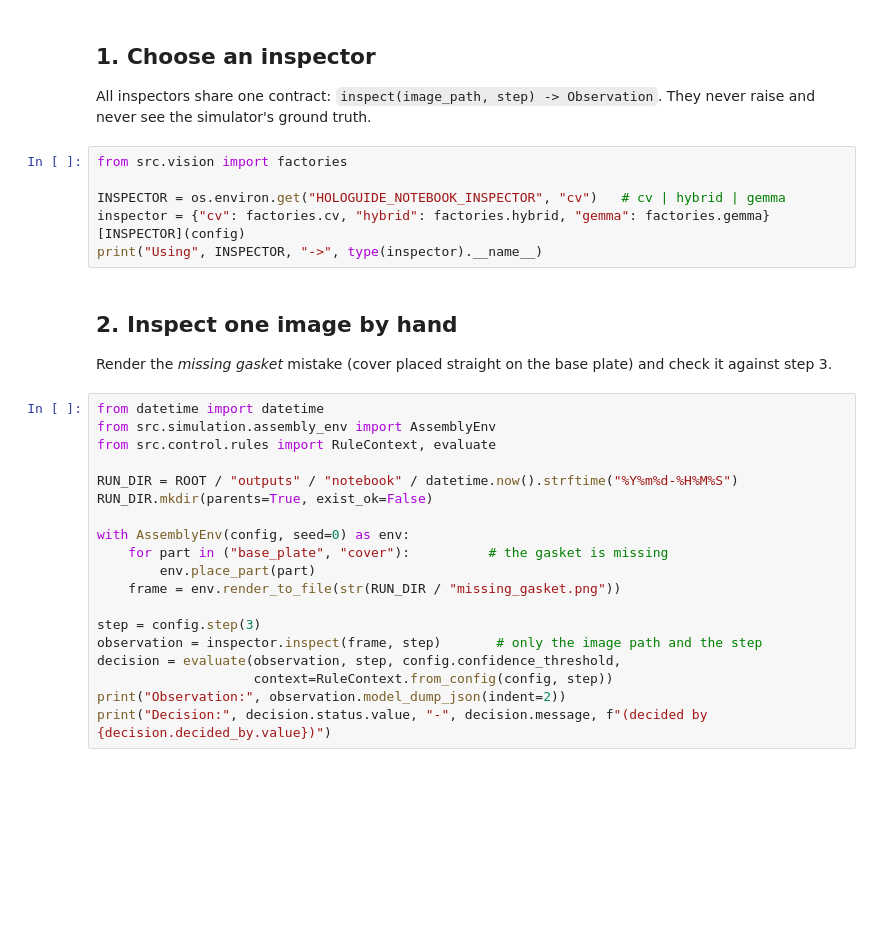
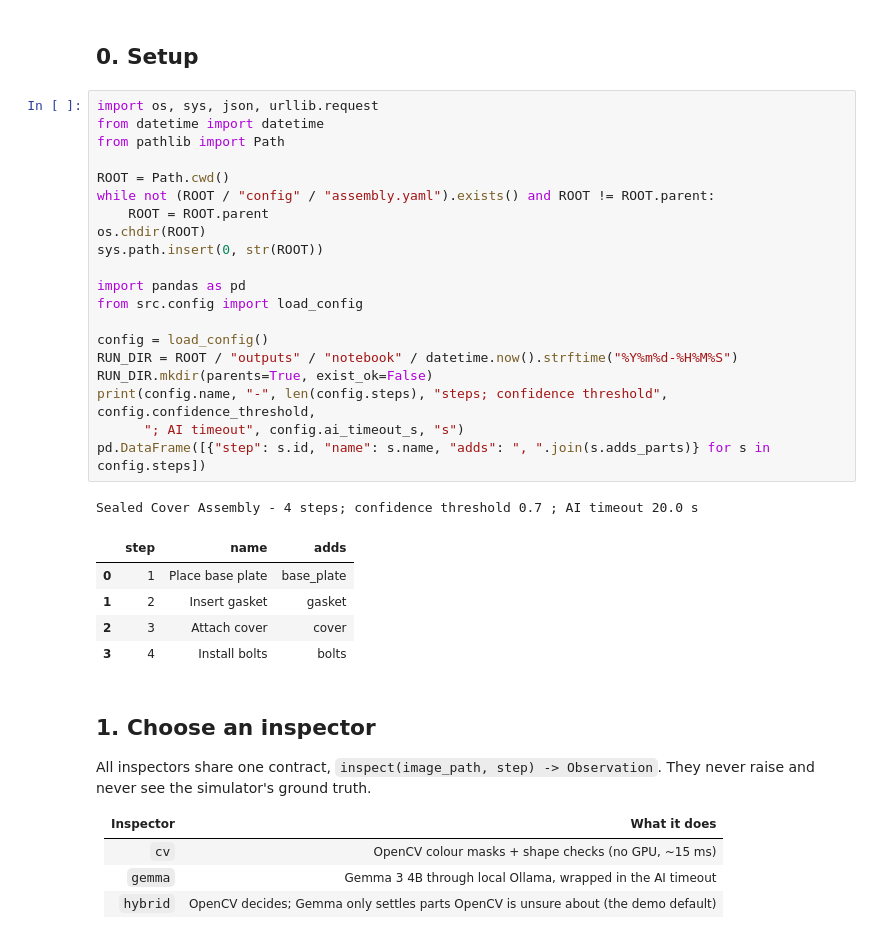
Before and after one commit to OmarElkott/HoloGuide, a Jupyter notebook: notebooks/hologuide_demo.ipynb, the cells around one changed output. Saved outputs shown, nothing was run; the diff lists cells and outputs as text; blank space fills up the shorter version.

```diff
--- a/notebooks/hologuide_demo.ipynb
+++ b/notebooks/hologuide_demo.ipynb
@@ -28,34 +17,40 @@ for step in config.steps:
-# %% [markdown]
-## 1. Choose an inspector
-
-All inspectors share one contract: `inspect(image_path, step) -> Observation`. They never raise and never see
-the simulator's ground truth.
-# %%
-from src.vision import factories
-
-INSPECTOR = os.environ.get("HOLOGUIDE_NOTEBOOK_INSPECTOR", "cv")   # cv | hybrid | gemma
-inspector = {"cv": factories.cv, "hybrid": factories.hybrid, "gemma": factories.gemma}[INSPECTOR](config)
-print("Using", INSPECTOR, "->", type(inspector).__name__)
-# %% [markdown]
-## 2. Inspect one image by hand
-
-Render the *missing gasket* mistake (cover placed straight on the base plate) and check it against step 3.
-# %%
-from datetime import datetime
-from src.simulation.assembly_env import AssemblyEnv
-from src.control.rules import RuleContext, evaluate
-
-RUN_DIR = ROOT / "outputs" / "notebook" / datetime.now().strftime("%Y%m%d-%H%M%S")
-RUN_DIR.mkdir(parents=True, exist_ok=False)
-
-with AssemblyEnv(config, seed=0) as env:
-    for part in ("base_plate", "cover"):          # the gasket is missing
-        env.place_part(part)
-    frame = env.render_to_file(str(RUN_DIR / "missing_gasket.png"))
-
-step = config.step(3)
-observation = inspector.inspect(frame, step)       # only the image path and the step
-decision = evaluate(observation, step, config.confidence_threshold,
-                    context=RuleContext.from_config(config, step))
-print("Observation:", observation.model_dump_json(indent=2))
-print("Decision:", decision.status.value, "-", decision.message, f"(decided by {decision.decided_by.value})")
+# %% [markdown]
+## 0. Setup
+# %%
+import os, sys, json, urllib.request
+from datetime import datetime
+from pathlib import Path
+
+ROOT = Path.cwd()
+while not (ROOT / "config" / "assembly.yaml").exists() and ROOT != ROOT.parent:
+    ROOT = ROOT.parent
+os.chdir(ROOT)
+sys.path.insert(0, str(ROOT))
+
+import pandas as pd
+from src.config import load_config
+
+config = load_config()
+RUN_DIR = ROOT / "outputs" / "notebook" / datetime.now().strftime("%Y%m%d-%H%M%S")
+RUN_DIR.mkdir(parents=True, exist_ok=False)
+print(config.name, "-", len(config.steps), "steps; confidence threshold", config.confidence_threshold,
+      "; AI timeout", config.ai_timeout_s, "s")
+pd.DataFrame([{"step": s.id, "name": s.name, "adds": ", ".join(s.adds_parts)} for s in config.steps])
+# %% [output]
+Sealed Cover Assembly - 4 steps; confidence threshold 0.7 ; AI timeout 20.0 s
+|  | step | name | adds |
+| 0 | 1 | Place base plate | base_plate |
+| 1 | 2 | Insert gasket | gasket |
+| 2 | 3 | Attach cover | cover |
+| 3 | 4 | Install bolts | bolts |
+# %% [markdown]
+## 1. Choose an inspector
+
+All inspectors share one contract, `inspect(image_path, step) -> Observation`. They never raise and never see the
+simulator's ground truth.
+
+| Inspector | What it does |
+|---|---|
+| `cv` | OpenCV colour masks + shape checks (no GPU, ~15 ms) |
+| `gemma` | Gemma 3 4B through local Ollama, wrapped in the AI timeout |
+| `hybrid` | OpenCV decides; Gemma only settles parts OpenCV is unsure about (the demo default) |
```
Also changed, not shown: parts of 24 cells of this notebook, 4 other files.
